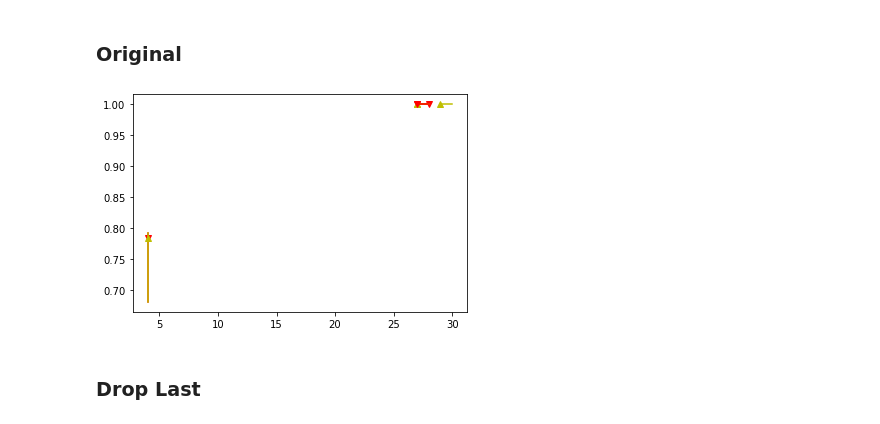
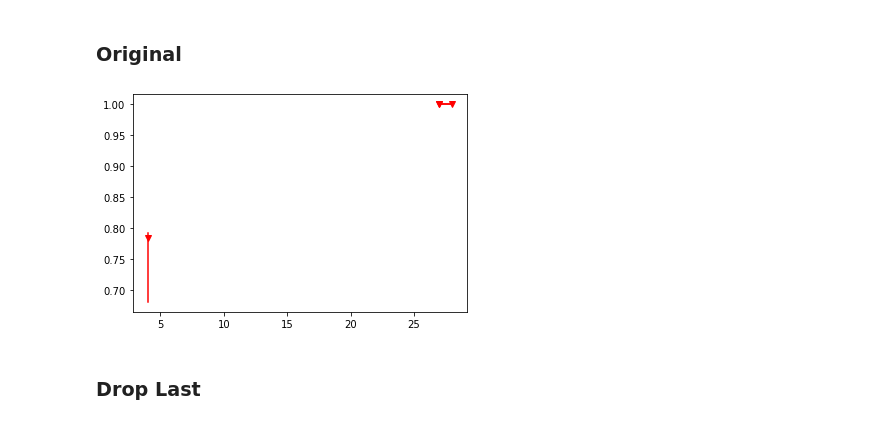
Before and after one commit to Chaoukia/Thompson-Sampling-Decision-Trees, a Jupyter notebook: Fast-TSDT/crossvalidation.ipynb, the cells around one changed output. Drawn from its saved outputs; the diff is of its cells as text; code cells hidden in the pictures.

```diff
--- a/Fast-TSDT/crossvalidation.ipynb
+++ b/Fast-TSDT/crossvalidation.ipynb
@@ -172,7 +170,7 @@ for lambd in lambs:
         stream_generator_test = StreamGeneratorReal(data_test_fold)
         tsdt = TSDT(stream_generator_train.categories, K, 'gini')
         start_time = time()
-        node, searchtree = tsdt.run(stream_generator_train, n_iter, n_samples, thresh_tree, thresh_leaf, thresh_mu, thresh_sigma, 'n_visits', lambd, gamma, print_iter)
+        node, searchtree = tsdt.run(stream_generator_train, n_iter, n_samples, thresh_tree, thresh_leaf, thresh_mu, thresh_sigma, 'n_visits', lambd, gamma, print_iter, time_limit)
         totaltime = time() - start_time
         print('execution time : %.4f' %totaltime)
         times_list.append(totaltime)
@@ -236,10 +234,9 @@ thresh_leaf = 1e-6
 thresh_mu = 0.8
 thresh_sigma = 0.1
 print_iter = 100
-#lambd = 0.0025
+time_limit = 600
 gamma = 0.75
 
-#lambs = [0.2, 0.1, 0.05, 0.025, 0.01, 0.005, 0.0025, 0.001, 0.0005, 0.00025, 0.0001]
 lambs = [0.1, 0.01, 0.0025, 0.0001]
 times_egdt = {}
 n_leaves_egdt = {}
@@ -259,7 +256,7 @@ for lambd in lambs:
         stream_generator_test = StreamGeneratorReal(data_test_fold)
         tsdt = TSDT(stream_generator_train.categories, K, 'gini')
         start_time = time()
-        node, searchtree = tsdt.run(stream_generator_train, n_iter, n_samples, thresh_tree, thresh_leaf, thresh_mu, thresh_sigma, 'n_visits', lambd, gamma, print_iter)
+        node, searchtree = tsdt.run(stream_generator_train, n_iter, n_samples, thresh_tree, thresh_leaf, thresh_mu, thresh_sigma, 'n_visits', lambd, gamma, print_iter, time_limit)
         totaltime = time() - start_time
         print('execution time : %.4f' %totaltime)
         times_list.append(totaltime)
@@ -997,31 +970,32 @@ lambs = [0.1, 0.01, 0.0025, 0.0001]
 ### Original
 # %%
 prob = '_original_'
-monk_1_original_quartiles = {'fasttsdt' : {}, 'tsdt' : {}}
+#monk_1_original_quartiles = {'fasttsdt' : {}, 'tsdt' : {}}
+monk_1_original_quartiles = {'fasttsdt' : {}}
 for result in res:
     monk_1_original_quartiles['fasttsdt'][result] = {}
-    monk_1_original_quartiles['tsdt'][result] = {}
+#    monk_1_original_quartiles['tsdt'][result] = {}
     for lamb in lambs:
         monk_1_original_quartiles['fasttsdt'][result][lamb] = quantiles(monk_1[result + prob + 'fasttsdt'][lamb])
-        monk_1_original_quartiles['tsdt'][result][lamb] = quantiles(monk_1[result + prob + 'tsdt'][lamb])
+#        monk_1_original_quartiles['tsdt'][result][lamb] = quantiles(monk_1[result + prob + 'tsdt'][lamb])
 # %%
 result = 'test_acc'
 for i, lamb in enumerate(lambs):
     plt.plot(monk_1_original_quartiles['fasttsdt']['n_leaves'][lamb][1], monk_1_original_quartiles['fasttsdt'][result][lamb][1], marker='v', color='r')
     plt.plot([monk_1_original_quartiles['fasttsdt']['n_leaves'][lamb][1], monk_1_original_quartiles['fasttsdt']['n_leaves'][lamb][1]],
             [monk_1_original_quartiles['fasttsdt'][result][lamb][0], monk_1_original_quartiles['fasttsdt'][result][lamb][2]], color='r')
     plt.plot([monk_1_original_quartiles['fasttsdt']['n_leaves'][lamb][0], monk_1_original_quartiles['fasttsdt']['n_leaves'][lamb][2]],
             [monk_1_original_quartiles['fasttsdt'][result][lamb][1], monk_1_original_quartiles['fasttsdt'][result][lamb][1]], color='r')
 
-    plt.plot(monk_1_original_quartiles['tsdt']['n_leaves'][lamb][1], monk_1_original_quartiles['tsdt'][result][lamb][1], marker='^', color='y')
-    plt.plot([monk_1_original_quartiles['tsdt']['n_leaves'][lamb][1], monk_1_original_quartiles['tsdt']['n_leaves'][lamb][1]],
-            [monk_1_original_quartiles['tsdt'][result][lamb][0], monk_1_original_quartiles['tsdt'][result][lamb][2]], color='y')
-    plt.plot([monk_1_original_quartiles['tsdt']['n_leaves'][lamb][0], monk_1_original_quartiles['tsdt']['n_leaves'][lamb][2]],
-            [monk_1_original_quartiles['tsdt'][result][lamb][1], monk_1_original_quartiles['tsdt'][result][lamb][1]], color='y')
+#    plt.plot(monk_1_original_quartiles['tsdt']['n_leaves'][lamb][1], monk_1_original_quartiles['tsdt'][result][lamb][1], marker='^', color='y')
+#    plt.plot([monk_1_original_quartiles['tsdt']['n_leaves'][lamb][1], monk_1_original_quartiles['tsdt']['n_leaves'][lamb][1]],
+#            [monk_1_original_quartiles['tsdt'][result][lamb][0], monk_1_original_quartiles['tsdt'][result][lamb][2]], color='y')
+#    plt.plot([monk_1_original_quartiles['tsdt']['n_leaves'][lamb][0], monk_1_original_quartiles['tsdt']['n_leaves'][lamb][2]],
+#            [monk_1_original_quartiles['tsdt'][result][lamb][1], monk_1_original_quartiles['tsdt'][result][lamb][1]], color='y')
 
 plt.show()
 # %% [output]
-[figure, old version]
+[figure, new version]
 # %% [markdown]
 ### Drop Last
 # %%
```
Also changed, not shown: parts of 49 cells of this notebook, 39 other files.
